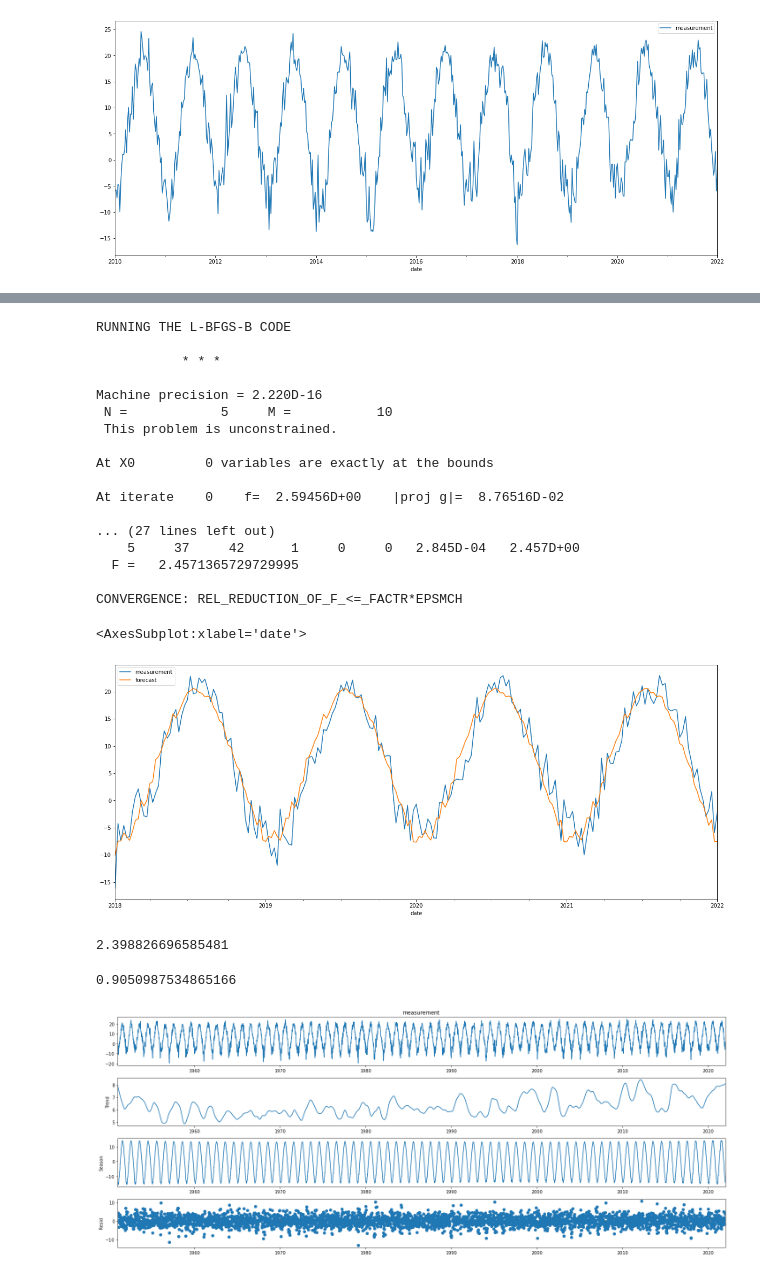
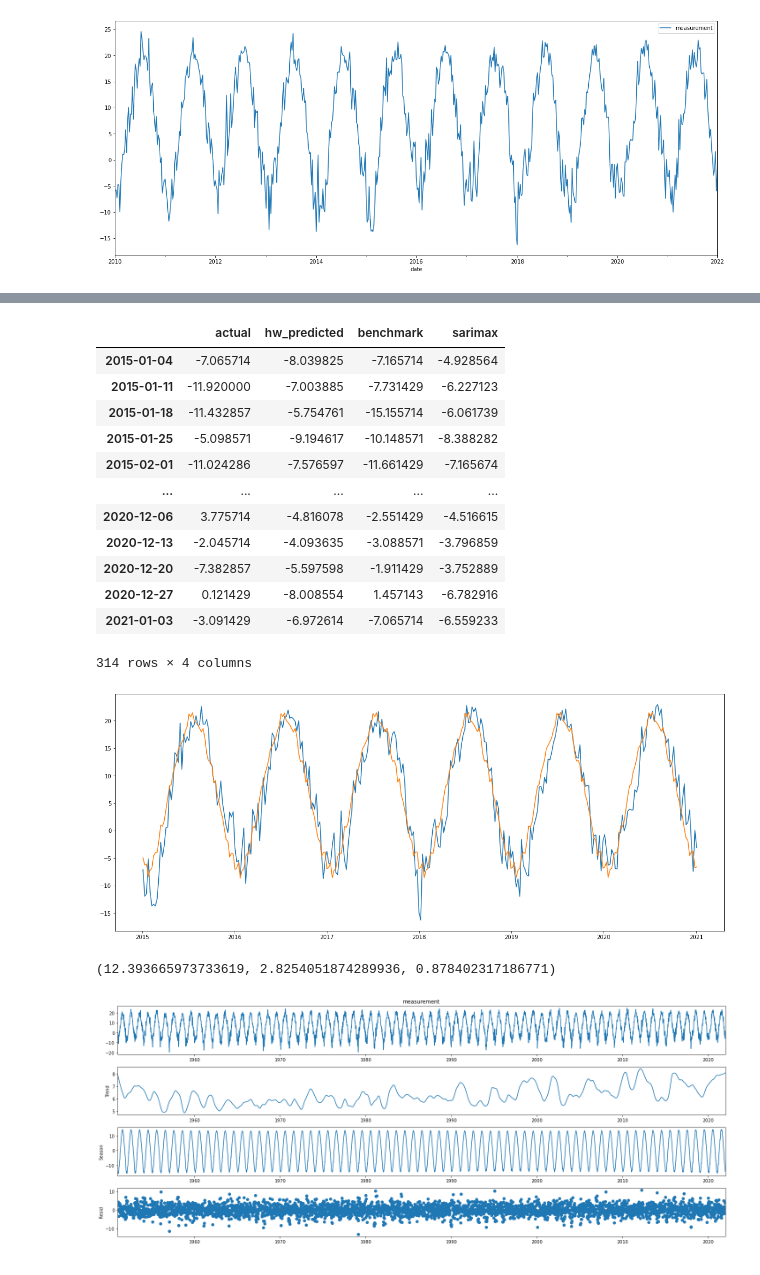
Before and after one commit to BasedLukas/stats_forecasting_modelling, a Jupyter notebook: 03 statistical methods.ipynb, the cells around one changed output, grey strips where cells are left out. Cells and saved outputs as stored; diff of their text form; code cells hidden in the pictures.

```diff
--- a/02 decomposition and sarimax.ipynb
+++ b/03 statistical methods.ipynb
@@ -102,2 +107,3 @@ AttributeError: 'ExponentialSmoothing' object has no attribute 'fittedvalues'
 # %%
-model=sm.tsa.statespace.SARIMAX(weekly["1980-01-01":"2018-01-01"],order=(1, 1, 1),seasonal_order=(1,1,1,52))
+sarimax_model=sm.tsa.statespace.SARIMAX(weekly["1980-01-01":"2015-01-01"],order=(1, 1, 1),seasonal_order=(1,1,1,52))
+results=sarimax_model.fit()
@@ -104,40 +128,33 @@ model=sm.tsa.statespace.SARIMAX(weekly["1980-01-01":"2018-01-01"],order=(1, 1, 1
-# %%
-results=model.fit()
-# %% [output]
-RUNNING THE L-BFGS-B CODE
-
-           * * *
-
-Machine precision = 2.220D-16
- N =            5     M =           10
- This problem is unconstrained.
-
-At X0         0 variables are exactly at the bounds
-
-At iterate    0    f=  2.59456D+00    |proj g|=  8.76516D-02
-
-... (27 lines left out)
-    5     37     42      1     0     0   2.845D-04   2.457D+00
-  F =   2.4571365729729995
-
-CONVERGENCE: REL_REDUCTION_OF_F_<=_FACTR*EPSMCH
 # %%
-weekly['forecast']= results.predict(start="2018-01-01", end="2022-12-31")
-weekly["2018-01-01":].plot()
+comparison["sarimax"]= results.predict(start="2015-01-01", end="2021-01-01")
+comparison
 # %% [output]
+|  | actual | hw_predicted | benchmark | sarimax |
+| 2015-01-04 | -7.065714 | -8.039825 | -7.165714 | -4.928564 |
+| 2015-01-11 | -11.920000 | -7.003885 | -7.731429 | -6.227123 |
+| 2015-01-18 | -11.432857 | -5.754761 | -15.155714 | -6.061739 |
+| 2015-01-25 | -5.098571 | -9.194617 | -10.148571 | -8.388282 |
+| 2015-02-01 | -11.024286 | -7.576597 | -11.661429 | -7.165674 |
+| ... | ... | ... | ... | ... |
+| 2020-12-06 | 3.775714 | -4.816078 | -2.551429 | -4.516615 |
+| 2020-12-13 | -2.045714 | -4.093635 | -3.088571 | -3.796859 |
+| 2020-12-20 | -7.382857 | -5.597598 | -1.911429 | -3.752889 |
+| 2020-12-27 | 0.121429 | -8.008554 | 1.457143 | -6.782916 |
+| 2021-01-03 | -3.091429 | -6.972614 | -7.065714 | -6.559233 |
-<AxesSubplot:xlabel='date'>
+314 rows × 4 columns
-[figure, removed]
-# %%
-x = weekly["measurement"].loc["2018-01-01":]
-y = weekly["forecast"].loc["2018-01-01":]
-mae(x,y)
-# %% [output]
-2.398826696585481
-# %%
-r2 = r2_score(y, x)
-r2
-# %% [output]
-0.9050987534865166
+# %%
+plt.plot(comparison.index, comparison.actual, comparison.sarimax)
+plt.show()
+# %% [output]
+[figure, added]
+# %%
+mse_value = mse(comparison["actual"], comparison["sarimax"])
+mae_value = mae(comparison["actual"], comparison["sarimax"])
+r2   = r2_score(comparison["actual"], comparison["sarimax"])
+
+mse_value, mae_value, r2
+# %% [output]
+(12.393665973733619, 2.8254051874289936, 0.878402317186771)
 # %%
 stl = STL(weekly["measurement"], seasonal=53)
 res = stl.fit()
```
Also changed, not shown: parts of 18 cells of this notebook, 1 other file.
